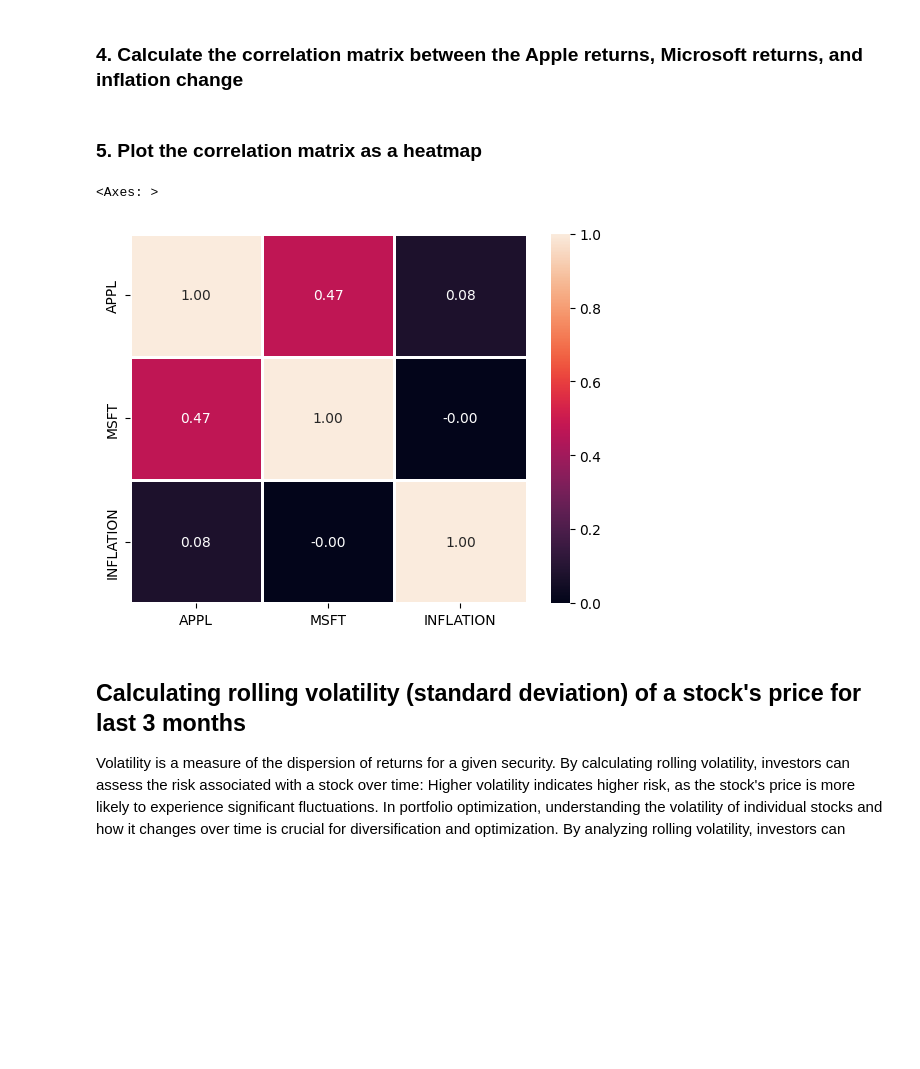
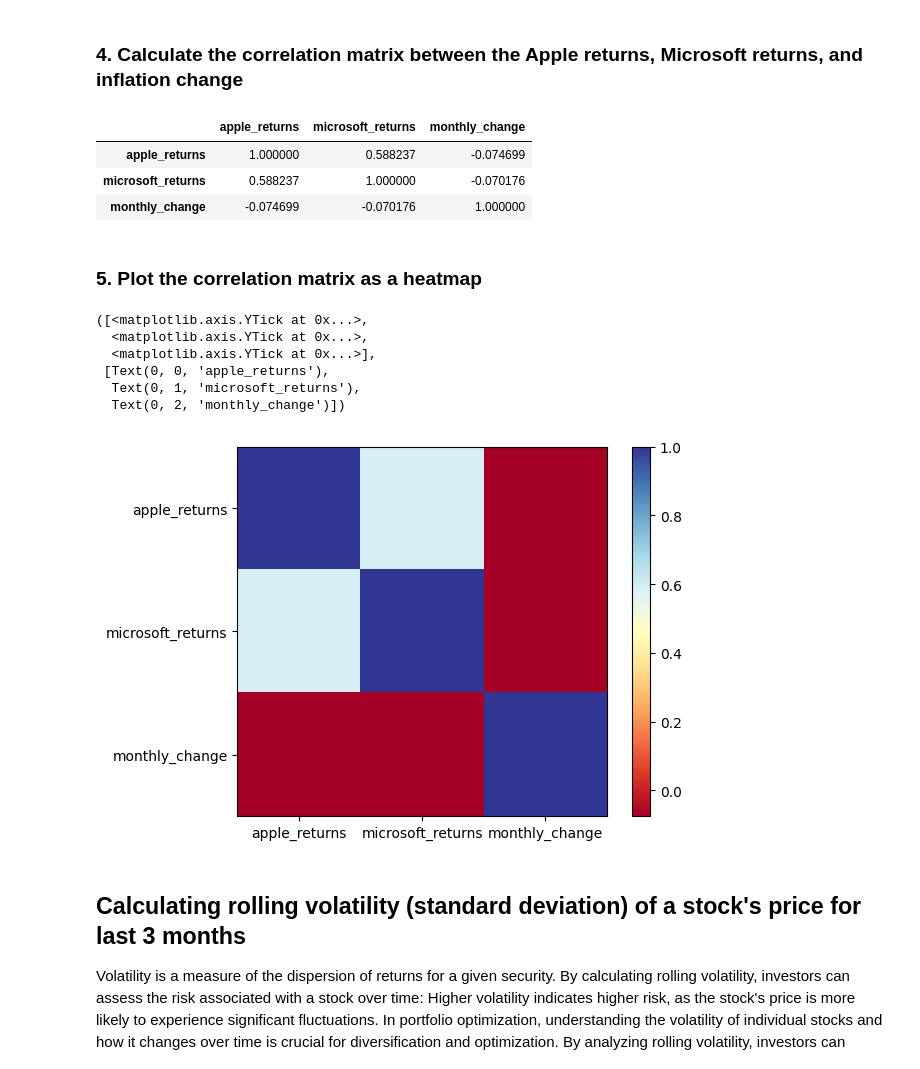
Before and after one commit to bigboy92/fend-matching-game, a Jupyter notebook: Preparing-for-data-analysis-project-student.ipynb, the cells around one changed output. Cells and saved outputs as stored; diff of their text form; code cells hidden in the pictures; blank space fills up the shorter version.

```diff
--- a/Preparing-for-data-analysis-project-student.ipynb
+++ b/Preparing-for-data-analysis-project-student.ipynb
@@ -441,5 +591,7 @@ inflation_monthly_changes = inflation_monthly_changes.rename(columns={'CORESTICK
 # %% [markdown]
 ### 3. Merge the dataframes and calculate / plot the correlation
 # %%
-stock_returns = pd.merge(appl_monthly_returns, msft_monthly_returns, on='Date')
-stock_returns_and_inflation = pd.merge(stock_returns, inflation_monthly_changes, left_index=True, right_index=True)
+merge = pd.merge(apple_monthly, microsoft_monthly, left_index=True, right_index=True)
+# %%
+merge.columns=['apple_returns', 'microsoft_returns']
+merge.head()
@@ -445,0 +606,3 @@ stock_returns_and_inflation = pd.merge(stock_returns, inflation_monthly_changes,
+# %%
+inflation_monthly.head()
+merge = pd.merge(merge, inflation_monthly, left_index=True, right_index=True, how='inner')
@@ -446,16 +618,32 @@ stock_returns_and_inflation = pd.merge(stock_returns, inflation_monthly_changes,
 # %% [markdown]
 ### 4. Calculate the correlation matrix between the Apple returns, Microsoft returns, and inflation change
+# %%
+columns = ['apple_returns', 'microsoft_returns', 'monthly_change']
+corrm = merge[columns].corr()
 # %%
 # Calculate correlation matrix
-corr_matrix = stock_returns_and_inflation.corr()
+corrm
+# %% [output]
+|  | apple_returns | microsoft_returns | monthly_change |
+| apple_returns | 1.000000 | 0.588237 | -0.074699 |
+| microsoft_returns | 0.588237 | 1.000000 | -0.070176 |
+| monthly_change | -0.074699 | -0.070176 | 1.000000 |
 # %% [markdown]
 ### 5. Plot the correlation matrix as a heatmap
 # %%
 # Plot heatmap
-sns.heatmap(corr_matrix, annot=True, fmt=".2f", linewidth=1)
+plt.imshow(corrm, cmap ="RdYlBu")
+plt.colorbar()
+plt.xticks(range(len(corrm)), corrm.columns)
+plt.yticks(range(len(corrm)), corrm.index)
 # %% [output]
-<Axes: >
+([<matplotlib.axis.YTick at 0x...>,
+  <matplotlib.axis.YTick at 0x...>,
+  <matplotlib.axis.YTick at 0x...>],
+ [Text(0, 0, 'apple_returns'),
+  Text(0, 1, 'microsoft_returns'),
+  Text(0, 2, 'monthly_change')])
-[figure, old version]
+[figure, new version]
 # %% [markdown]
 ## Calculating rolling volatility (standard deviation) of a stock's price for last 3 months
 
```
Also changed, not shown: parts of 68 cells of this notebook.
